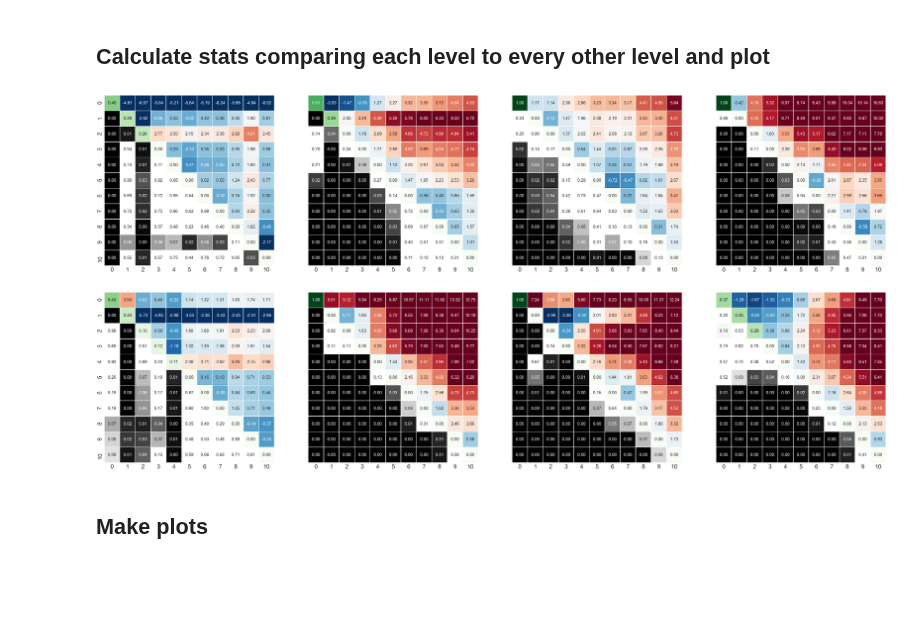
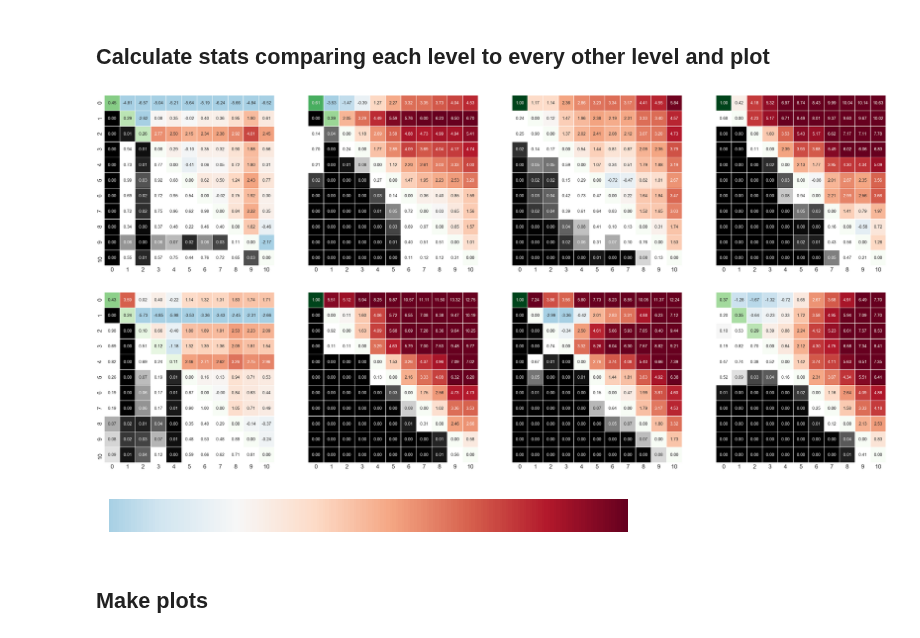
Before and after one commit to ContextLab/timecorr-paper, a Jupyter notebook: code/notebooks/decode_levels.ipynb, the cells around one changed output. Cells and saved outputs as stored; diff of their text form; code cells hidden in the pictures; blank space fills up the shorter version.

```diff
--- a/code/notebooks/decode_levels.ipynb
+++ b/code/notebooks/decode_levels.ipynb
@@ -375,36 +390,48 @@ for i in eval(split_by + '_type'):
         no_pad = temp_diag['Weights'].values
         with_pad = np.pad(no_pad, (0, 11 - len(no_pad)%1), 'constant')
 
         np.fill_diagonal(t_array[:, :, e], with_pad)
 
         #fig, ax = plt.subplots(figsize=(10,10))
         arr_name = ['0', '1', '2', '3', '4', '5', '6', '7', '8', '9', '10']
         data = t_array[:, :, e]
         df = pd.DataFrame(data, columns=arr_name)
 
         labels = df
         labels = labels.round(2)
         labels = labels.replace(np.nan,' ', regex=True)
 
         mask = np.triu(np.ones(df.shape)).astype(np.bool)
 
         sns.heatmap(df, mask=mask, cmap='binary_r',annot=labels, annot_kws={"size": 24},cbar=False, fmt='.2f', square=True, linewidths=1.5, vmin=0, vmax=.1, ax=ax)
 
         mask = np.ones((11, 11))-mask
-        sns.heatmap(df, mask=mask, cmap='RdBu_r',annot=labels, annot_kws={"size": 24},cbar=False, fmt='.2f', vmin=-2, vmax=6, linewidths=1.5, ax=ax)
+        sns.heatmap(df, mask=mask, cmap='RdBu_r', center=0.00,annot=labels, annot_kws={"size": 24},cbar=False, fmt='.2f', vmin=-2, vmax=6, linewidths=1.5, ax=ax)
         full_sq = np.ones((11,11))
         np.fill_diagonal(full_sq, 0)
         sns.heatmap(df, mask=full_sq.astype(np.bool), cmap='Greens',annot=labels, annot_kws={"size": 24},cbar=False, fmt='.2f', vmin=0, vmax=1, linewidths=1.5, ax=ax)
         #ax.set_title(c.capitalize(), fontsize=50)
         #ax.set_xticklabels(fontsize = 16)
 
 
     outfile = os.path.join(figdir, 'stats_heatmaps_' + i + '.pdf')
     plt.savefig(outfile)
     plt.show()
 # %% [output]
-[figure, old version]
+[figure, new version]
-[figure, old version]
+[figure, new version]
+# %%
+fig = plt.figure(figsize=(8, 3))
+ax1 = fig.add_axes([0.05, 0.80, 0.9, 0.15])
+cmap_try = mpl.cm.RdBu_r
+norm = MidpointNormalize(vmin=-2, vmax=6, midpoint=0)
+cb1 = mpl.colorbar.ColorbarBase(ax1, cmap=cmap_try,
+                                norm=norm,
+                                orientation='horizontal')
+cb1.outline.set_visible(False)
+cb1.set_ticks([])
+# %% [output]
+[figure, added]
 # %% [markdown]
 ## Make plots
 # %%
```
Also changed, not shown: parts of 2 cells of this notebook, 37 other files.
